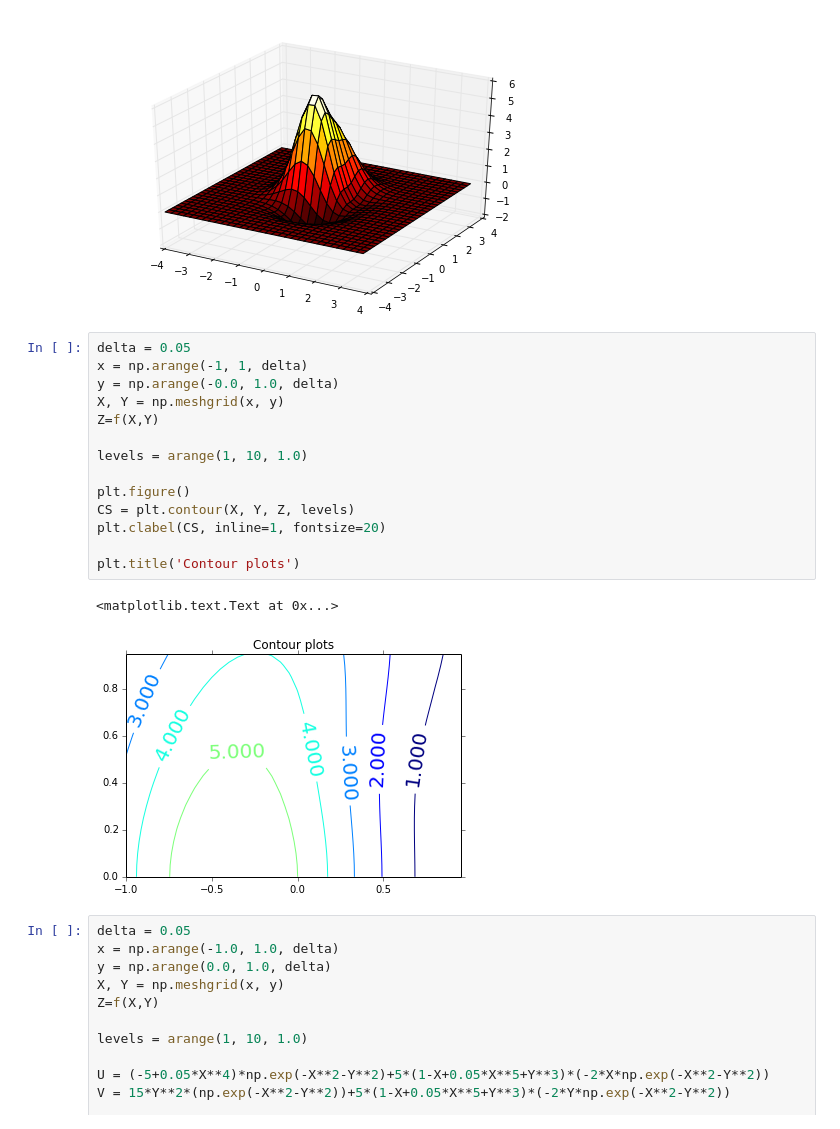
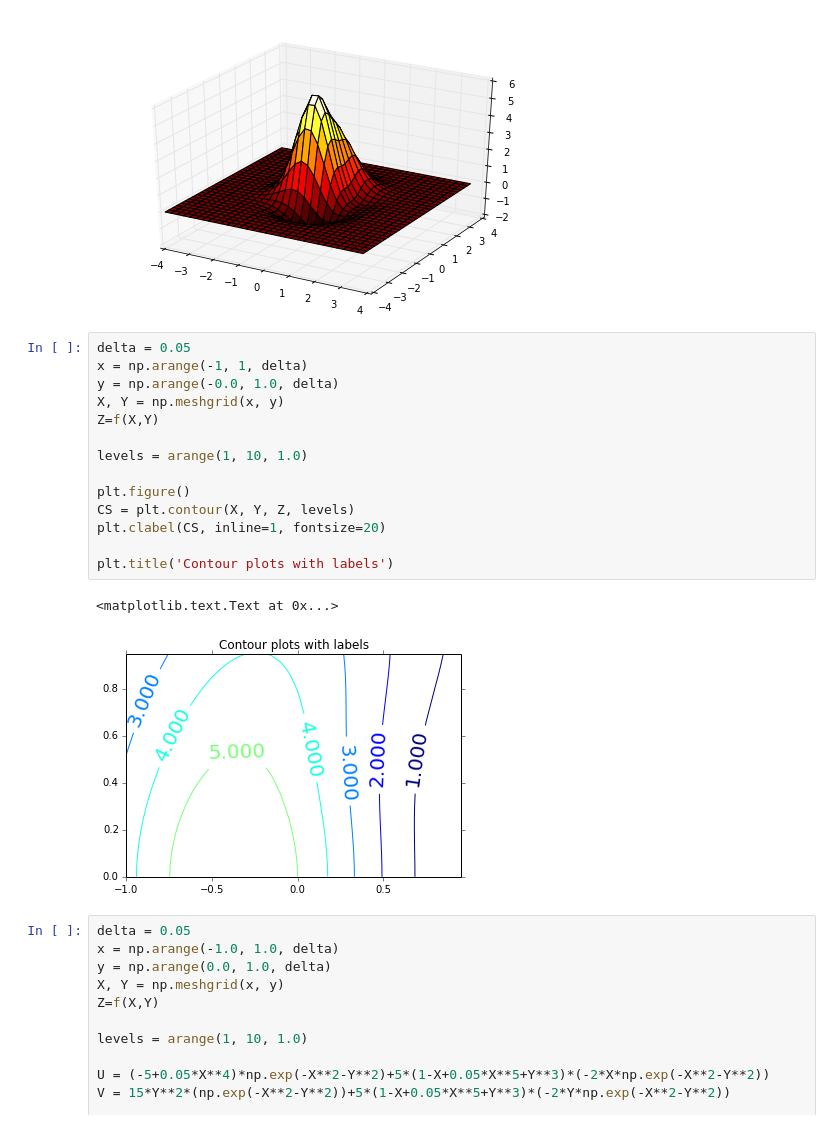
Before and after one commit to matkcy/matkcy.github.io, a Jupyter notebook: MA1104_Week 9.ipynb, the cells around one changed output. Cells and saved outputs as stored; diff of their text form.

```diff
--- a/MA1104-Week-9.ipynb
+++ b/MA1104_Week 9.ipynb
@@ -45,20 +47,20 @@ ax.plot_surface(X, Y, Z, rstride=1, cstride=1, cmap='hot')
 # %%
 delta = 0.05
 x = np.arange(-1, 1, delta)
 y = np.arange(-0.0, 1.0, delta)
 X, Y = np.meshgrid(x, y)
 Z=f(X,Y)
 
 levels = arange(1, 10, 1.0)
 
 plt.figure()
 CS = plt.contour(X, Y, Z, levels)
 plt.clabel(CS, inline=1, fontsize=20)
 
-plt.title('Contour plots')
+plt.title('Contour plots with labels')
 # %% [output]
 <matplotlib.text.Text at 0x...>
-[figure, old version]
+[figure, new version]
 # %%
 delta = 0.05
 x = np.arange(-1.0, 1.0, delta)
```
Also changed, not shown: parts of 1 cell of this notebook, 1 other file.
